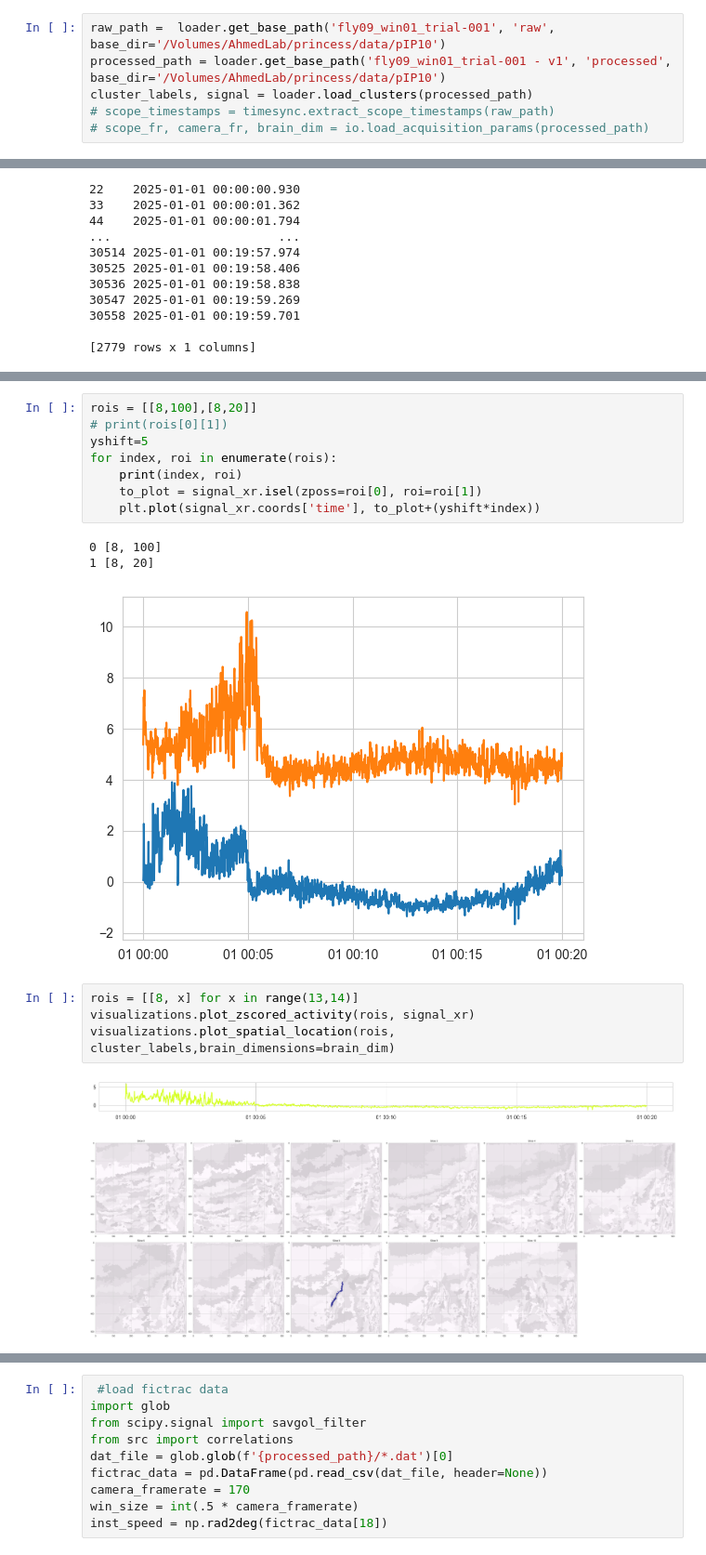
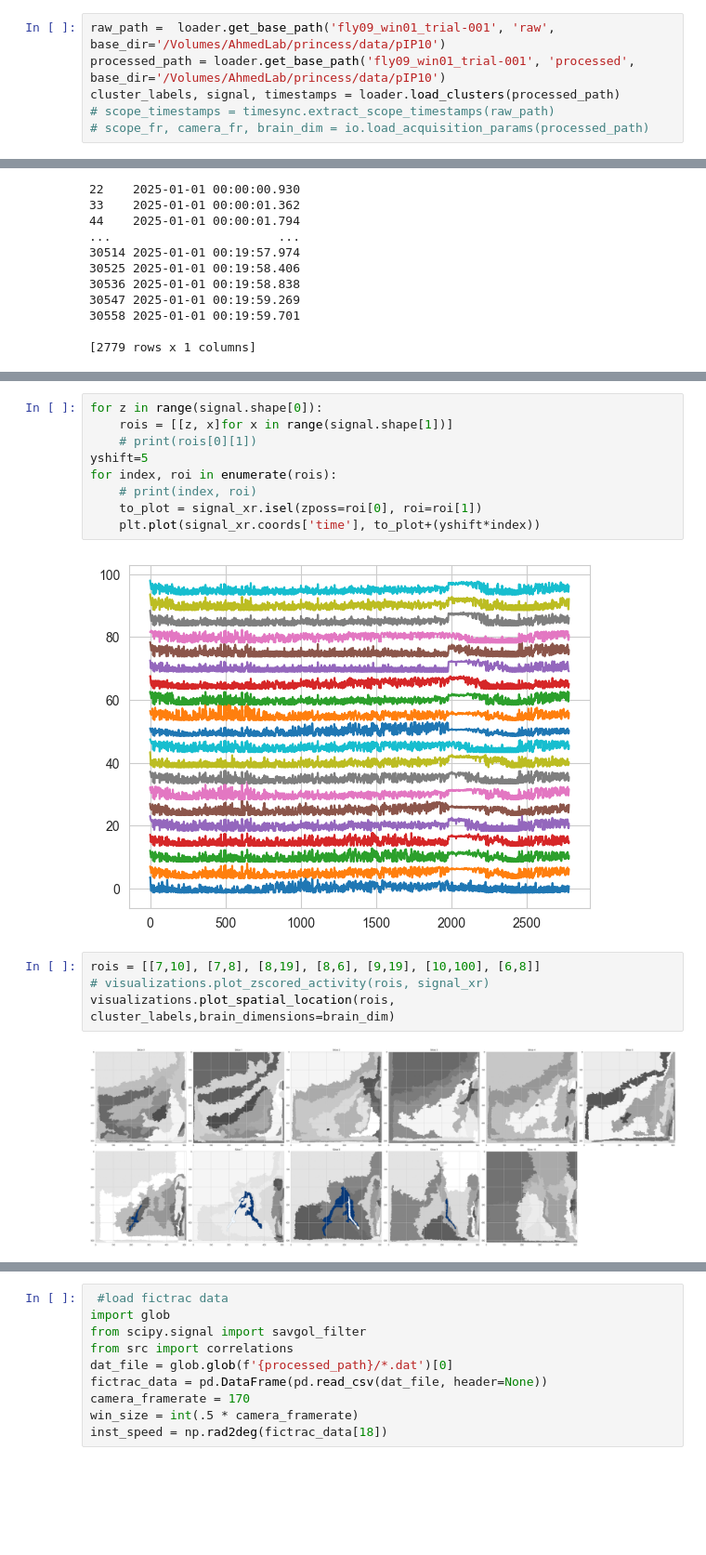
Before and after one commit to ptarabishi/maui_codebook, a Jupyter notebook: notebooks/2026_06_04_reorganization_uv_copy.ipynb, the cells around one changed output, grey strips where cells are left out. Shown at 93% size. Drawn from its saved outputs; the diff is of its cells as text; blank space fills up the shorter version.

Commit message:
notebooks for nii stitching and plotting

```diff
--- a/notebooks/2026_06_04_reorganization_uv_copy.ipynb
+++ b/notebooks/2026_06_04_reorganization_uv_copy.ipynb
@@ -23,8 +23,8 @@ import seaborn as sns
 5.
 # %%
 raw_path =  loader.get_base_path('fly09_win01_trial-001', 'raw', base_dir='/Volumes/AhmedLab/princess/data/pIP10')
-processed_path = loader.get_base_path('fly09_win01_trial-001 - v1', 'processed', base_dir='/Volumes/AhmedLab/princess/data/pIP10')
-cluster_labels, signal = loader.load_clusters(processed_path)
+processed_path = loader.get_base_path('fly09_win01_trial-001', 'processed', base_dir='/Volumes/AhmedLab/princess/data/pIP10')
+cluster_labels, signal, timestamps = loader.load_clusters(processed_path)
 # scope_timestamps = timesync.extract_scope_timestamps(raw_path)
 # scope_fr, camera_fr, brain_dim = io.load_acquisition_params(processed_path)
 # %%
@@ -70,22 +67,20 @@ KeyboardInterrupt
 # %%
-rois = [[8,100],[8,20]]
-# print(rois[0][1])
+for z in range(signal.shape[0]):
+    rois = [[z, x]for x in range(signal.shape[1])]
+    # print(rois[0][1])
 yshift=5
 for index, roi in enumerate(rois):
-    print(index, roi)
+    # print(index, roi)
     to_plot = signal_xr.isel(zposs=roi[0], roi=roi[1])
     plt.plot(signal_xr.coords['time'], to_plot+(yshift*index))
 # %% [output]
-0 [8, 100]
-1 [8, 20]
-[figure, old version]
+[figure, new version]
 # %%
-rois = [[8, x] for x in range(13,14)]
-visualizations.plot_zscored_activity(rois, signal_xr)
+rois = [[7,10], [7,8], [8,19], [8,6], [9,19], [10,100], [6,8]]
+# visualizations.plot_zscored_activity(rois, signal_xr)
 visualizations.plot_spatial_location(rois, cluster_labels,brain_dimensions=brain_dim)
 # %% [output]
-[figure, old version]
+[figure, new version]
-[figure, removed]
 # %%
 to_pca = signal_xr.stack(poss=['zposs', 'roi'])
 to_pca -= to_pca.mean(dim='time')
```
Also changed, not shown: parts of 10 cells of this notebook, 2 other files.
